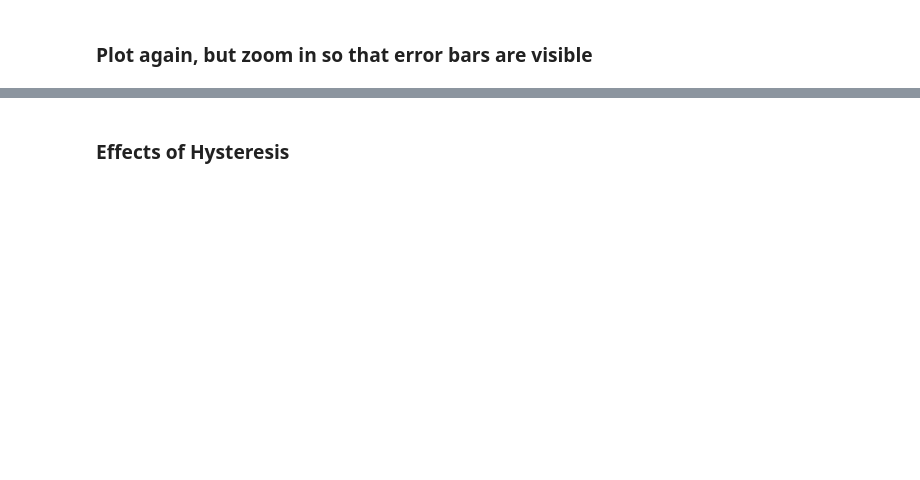
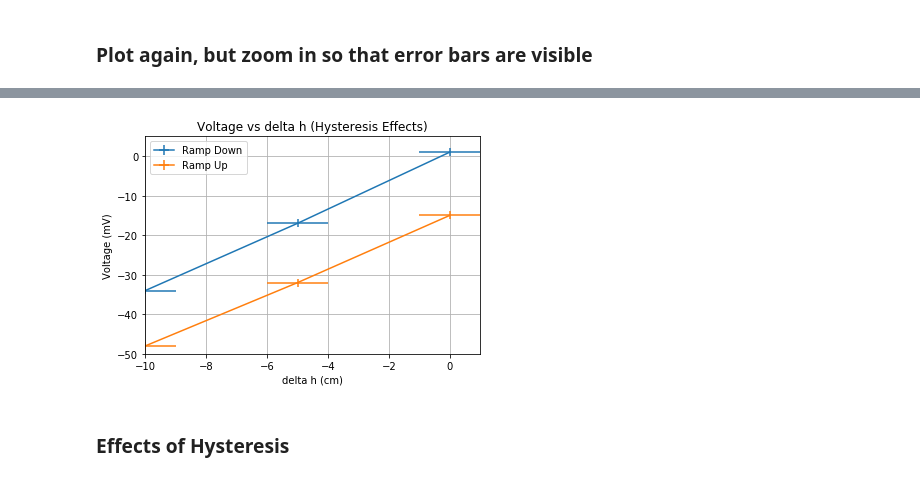
Before and after one commit to cmflannery/MAE170, a Jupyter notebook: jupyter/lab6/calculations.ipynb, the cells around one changed output, grey strips where cells are left out. Drawn from its saved outputs; the diff is of its cells as text; code cells hidden in the pictures; blank space fills up the shorter version.

Commit message:
added error bars for x data

```diff
--- a/jupyter/lab6/calculations.ipynb
+++ b/jupyter/lab6/calculations.ipynb
@@ -48,8 +50,8 @@ plt.show()
 ### Plot again, but zoom in so that error bars are visible
 # %%
 plt.figure(1)
-plt.errorbar(df[cols[0]],df[cols[1]],xerr=df[cols[2]],yerr=df[cols[2]])
-plt.errorbar(df[cols[3]],df[cols[4]],yerr=df[cols[2]],yerr=df[cols[5]])
+plt.errorbar(df[cols[0]],df[cols[2]],xerr=df[cols[1]],yerr=df[cols[3]])
+plt.errorbar(df[cols[4]],df[cols[6]],xerr=df[cols[5]],yerr=df[cols[7]])
 plt.title('Voltage vs delta h (Hysteresis Effects)')
 plt.xlabel('delta h (cm)')
 plt.ylabel('Voltage (mV)')
@@ -63,3 +64,4 @@ SyntaxError: keyword argument repeated (<ipython-input-4-2e8e1b3ed292>, line 3)
+[figure, added]
 # %% [markdown]
 ### Effects of Hysteresis
 # %%
```
Also changed, not shown: parts of 2 cells of this notebook.
